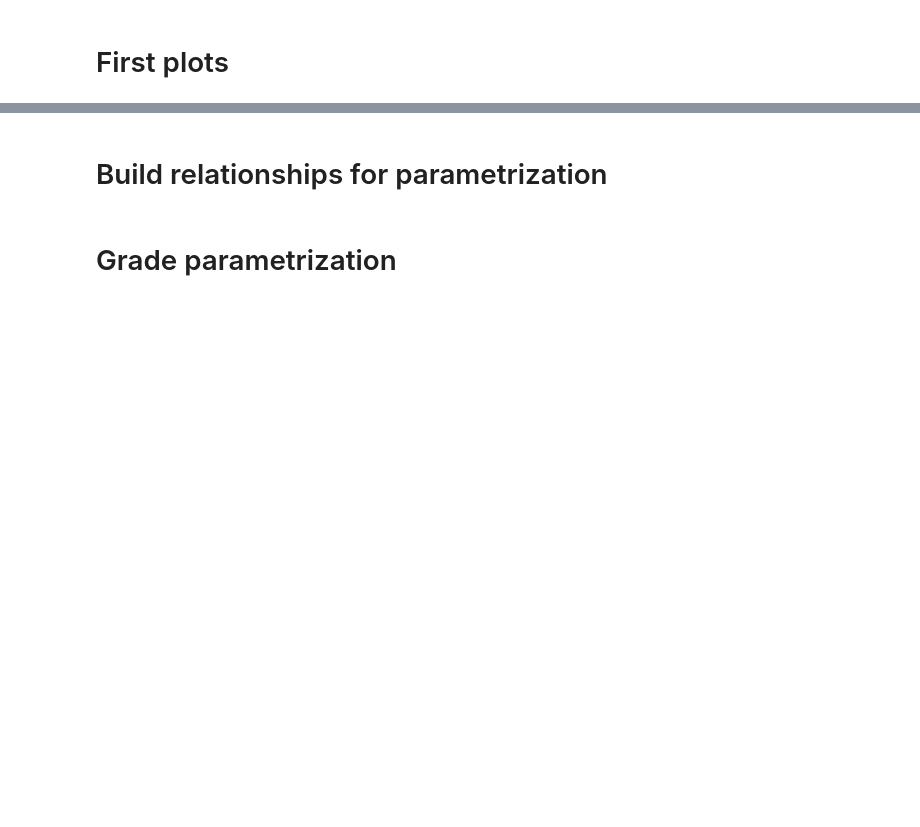
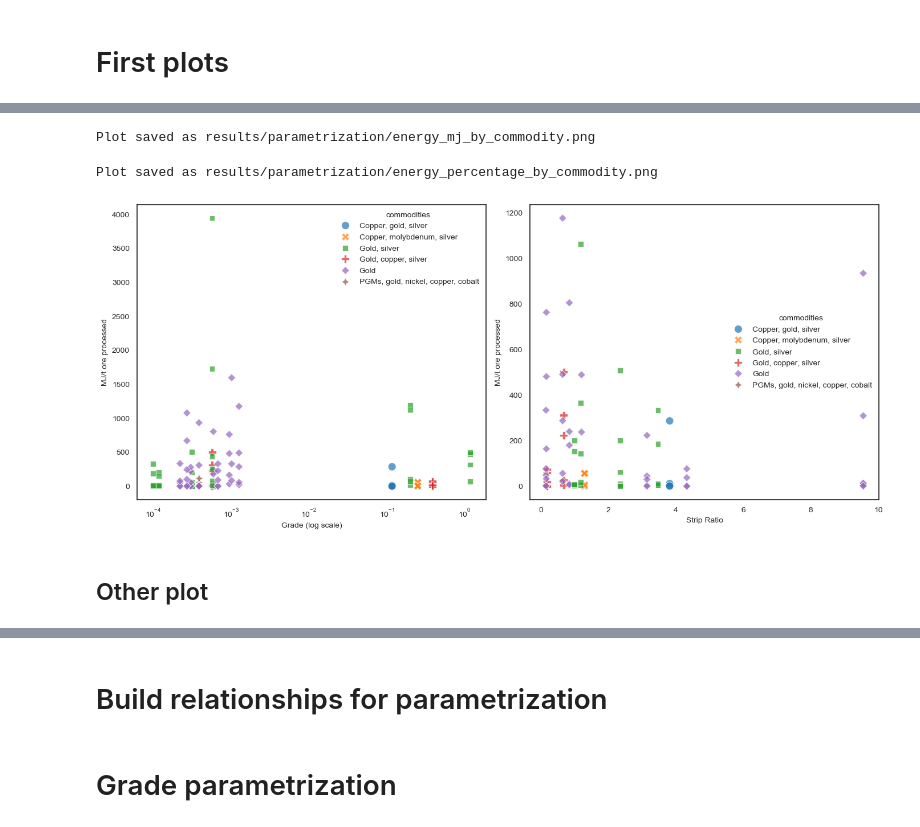
Before and after one commit to marpellan/metallican_lci, a Jupyter notebook: 1. MetalliCan_LCA_ready.ipynb, the cells around one changed output, grey strips where cells are left out. Cells and saved outputs as stored; diff of their text form; code cells hidden in the pictures; blank space fills up the shorter version.

```diff
--- a/1. MetalliCan_LCA_ready.ipynb
+++ b/1. MetalliCan_LCA_ready.ipynb
@@ -533,0 +1159,57 @@ energy_df_third_mj_norm_agg = (
+# %%
+df['normalized_energy'] = pd.to_numeric(df['normalized_energy'], errors='coerce')
+df['head_grade'] = pd.to_numeric(df['head_grade'], errors='coerce')
+df['strip_ratio'] = pd.to_numeric(df['strip_ratio'], errors='coerce')
+# %%
+generate_energy_plot_streamlined(df, grouping_column='mining_method', output_filename=r'results/parametrization/energy_mj_by_commodity.png', plot_type='mj')
+# %% [output]
+Plot saved as results/parametrization/energy_mj_by_commodity.png
+# %%
+generate_energy_plot_streamlined(df, grouping_column='mining_method', output_filename=r'results/parametrization/energy_percentage_by_commodity.png', plot_type='percentage')
+# %% [output]
+Plot saved as results/parametrization/energy_percentage_by_commodity.png
+# %%
+def plot_energy_correlations(data, save_path=None, dpi=600):
+    """
+    Create scatter plots of Energy vs. Grade (log scale) and Energy vs. Strip Ratio.
+
+    Parameters:
+    - data: DataFrame containing the data
+    - save_path: Path to save the figure (optional)
+    - dpi: Dots per inch for the saved figure
+    """
+    fig, axes = plt.subplots(1, 2, figsize=(14, 6))
+
+    # Plot 1: Energy vs. Grade (log scale)
+    sns.scatterplot(
+        data=data, x='head_grade', y='normalized_energy',
+        hue='commodities', style='commodities',
+        ax=axes[0], s=100, alpha=0.7
+    )
+    axes[0].set_title('')
+    axes[0].set_xlabel('Grade (log scale)')
+    axes[0].set_ylabel('MJ/t ore processed')
+    axes[0].set_xscale('log')
+
+    # Plot 2: Energy vs. Strip Ratio
+    sns.scatterplot(
+        data=data, x='strip_ratio', y='normalized_energy',
+        hue='commodities', style='commodities',
+        ax=axes[1], s=100, alpha=0.7
+    )
+    axes[1].set_title('')
+    axes[1].set_xlabel('Strip Ratio')
+    axes[1].set_ylabel('MJ/t ore processed')
+
+    plt.tight_layout()
+
+    if save_path:
+        plt.savefig(save_path, dpi=dpi, bbox_inches='tight')
+
+    plt.show()
+# %%
+plot_energy_correlations(df, save_path=r'results/parametrization/energy_correlations.png', dpi=600)
+# %% [output]
+[figure, added]
+# %% [markdown]
+## Other plot
```
Also changed, not shown: parts of 112 cells of this notebook, 49 other files.
